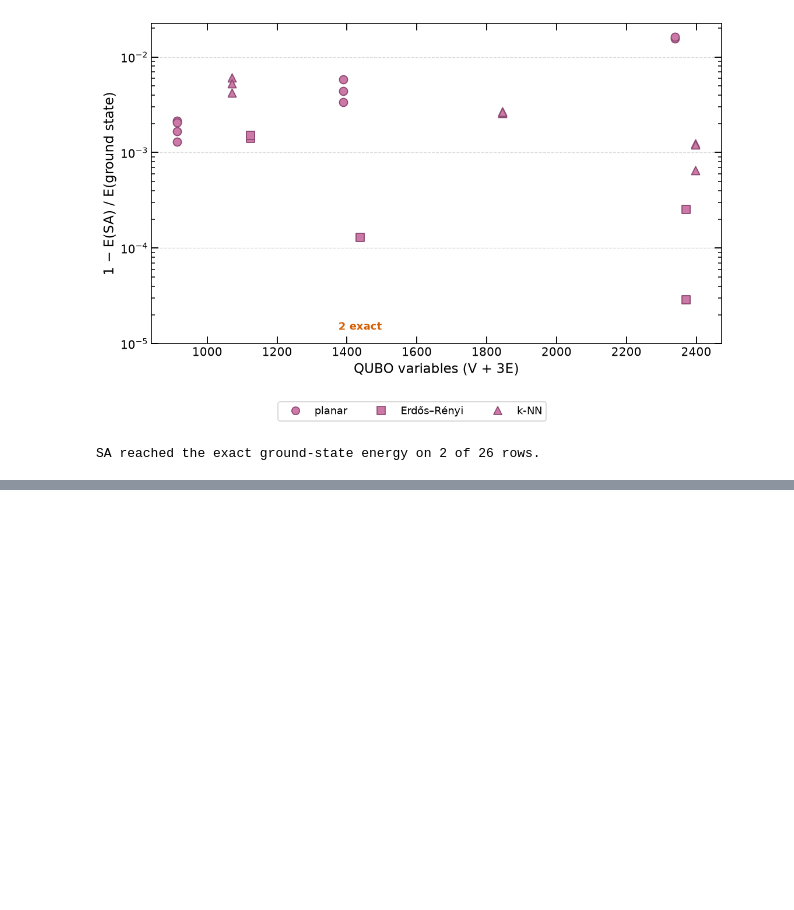
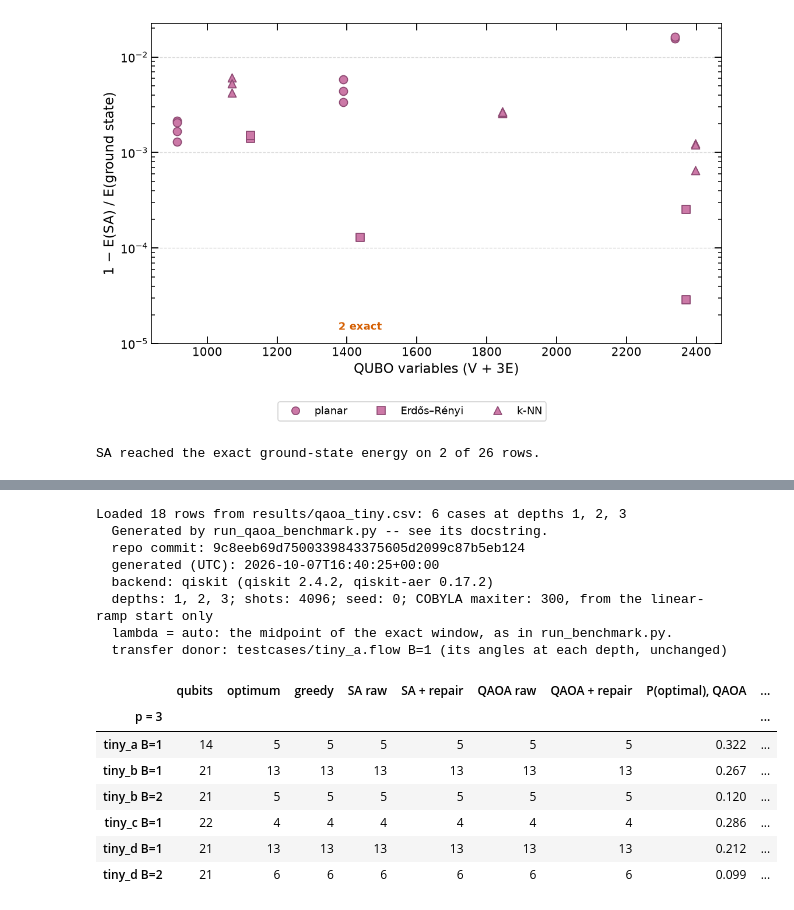
Before and after one commit to SECQUOIA/Network-Interdiction, a Jupyter notebook: notebooks/analysis.ipynb, the cells around one changed output, grey strips where cells are left out. Saved outputs shown, nothing was run; the diff lists cells and outputs as text; code cells hidden in the pictures; blank space fills up the shorter version.

```diff
--- a/notebooks/analysis.ipynb
+++ b/notebooks/analysis.ipynb
@@ -340,0 +379,27 @@ SA reached the exact ground-state energy on 2 of 26 rows.
+# %%
+qaoa = load_qaoa_results(QAOA_CSV)
+sample = pd.read_csv(SAMPLE_CSV, comment="#")
+depths = ", ".join(str(reps) for reps in sorted(qaoa["reps"].unique()))
+print(f"Loaded {len(qaoa)} rows from {QAOA_CSV.relative_to(REPO_ROOT)}: "
+      f"{qaoa['case'].nunique()} cases at depths {depths}")
+for line in read_provenance(QAOA_CSV):
+    print(f"  {line}")
+qaoa_table = qaoa_vs_classical_table(qaoa, sample, QAOA_TABLE_DEPTH)
+display(qaoa_table.round(3))
+# %% [output]
+Loaded 18 rows from results/qaoa_tiny.csv: 6 cases at depths 1, 2, 3
+  Generated by run_qaoa_benchmark.py -- see its docstring.
+  repo commit: 9c8eeb69d7500339843375605d2099c87b5eb124
+  generated (UTC): 2026-10-07T16:40:25+00:00
+  backend: qiskit (qiskit 2.4.2, qiskit-aer 0.17.2)
+  depths: 1, 2, 3; shots: 4096; seed: 0; COBYLA maxiter: 300, from the linear-ramp start only
+  lambda = auto: the midpoint of the exact window, as in run_benchmark.py.
+  transfer donor: testcases/tiny_a.flow B=1 (its angles at each depth, unchanged)
+|  | qubits | optimum | greedy | SA raw | SA + repair | QAOA raw | QAOA + repair | P(optimal), QAOA | ... |
+| p = 3 |  |  |  |  |  |  |  |  | ... |
+| tiny_a B=1 | 14 | 5 | 5 | 5 | 5 | 5 | 5 | 0.322 | ... |
+| tiny_b B=1 | 21 | 13 | 13 | 13 | 13 | 13 | 13 | 0.267 | ... |
+| tiny_b B=2 | 21 | 5 | 5 | 5 | 5 | 5 | 5 | 0.120 | ... |
+| tiny_c B=1 | 22 | 4 | 4 | 4 | 4 | 4 | 4 | 0.286 | ... |
+| tiny_d B=1 | 21 | 13 | 13 | 13 | 13 | 13 | 13 | 0.212 | ... |
+| tiny_d B=2 | 21 | 6 | 6 | 6 | 6 | 6 | 6 | 0.099 | ... |
```
Also changed, not shown: parts of 7 cells of this notebook, 5 other files.
